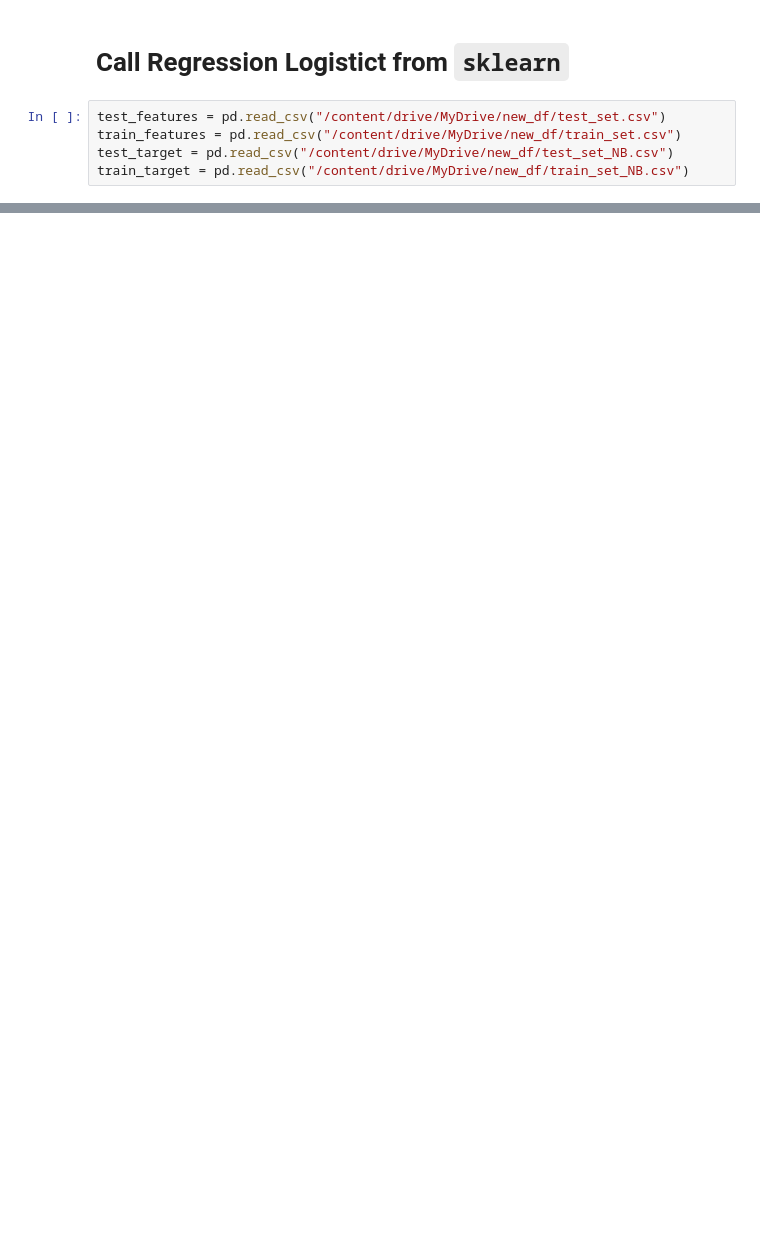
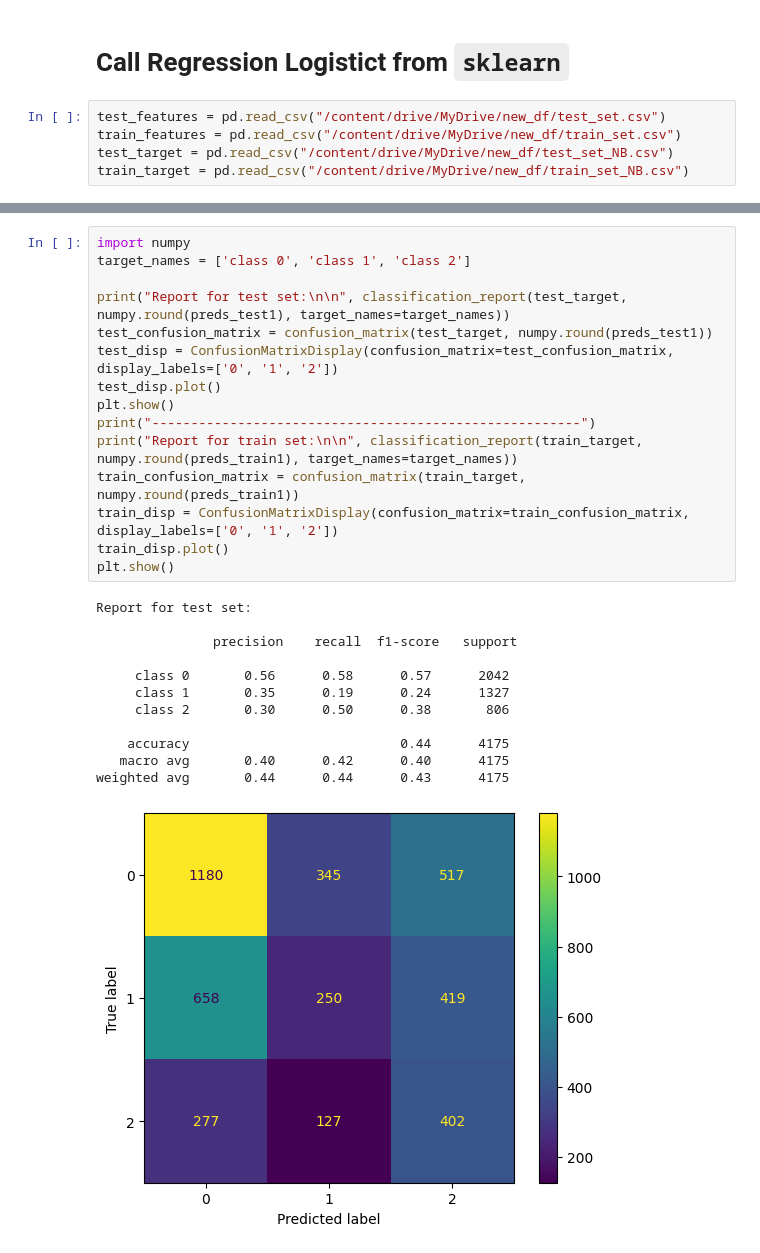
Before and after one commit to vajihe-ameri/predict-software-bugs-in-java-classes, a Jupyter notebook: log_regression.ipynb, the cells around one changed output, grey strips where cells are left out. Drawn from its saved outputs; the diff is of its cells as text; blank space fills up the shorter version.

```diff
--- a/log_regression.ipynb
+++ b/log_regression.ipynb
@@ -217,0 +212,28 @@ plt.show()
+# %%
+import numpy
+target_names = ['class 0', 'class 1', 'class 2']
+
+print("Report for test set:\n\n", classification_report(test_target, numpy.round(preds_test1), target_names=target_names))
+test_confusion_matrix = confusion_matrix(test_target, numpy.round(preds_test1))
+test_disp = ConfusionMatrixDisplay(confusion_matrix=test_confusion_matrix, display_labels=['0', '1', '2'])
+test_disp.plot()
+plt.show()
+print("-------------------------------------------------------")
+print("Report for train set:\n\n", classification_report(train_target, numpy.round(preds_train1), target_names=target_names))
+train_confusion_matrix = confusion_matrix(train_target, numpy.round(preds_train1))
+train_disp = ConfusionMatrixDisplay(confusion_matrix=train_confusion_matrix, display_labels=['0', '1', '2'])
+train_disp.plot()
+plt.show()
+# %% [output]
+Report for test set:
+
+               precision    recall  f1-score   support
+
+     class 0       0.56      0.58      0.57      2042
+     class 1       0.35      0.19      0.24      1327
+     class 2       0.30      0.50      0.38       806
+
+    accuracy                           0.44      4175
+   macro avg       0.40      0.42      0.40      4175
+weighted avg       0.44      0.44      0.43      4175
+[figure, added]
```
Also changed, not shown: parts of 7 cells of this notebook.
